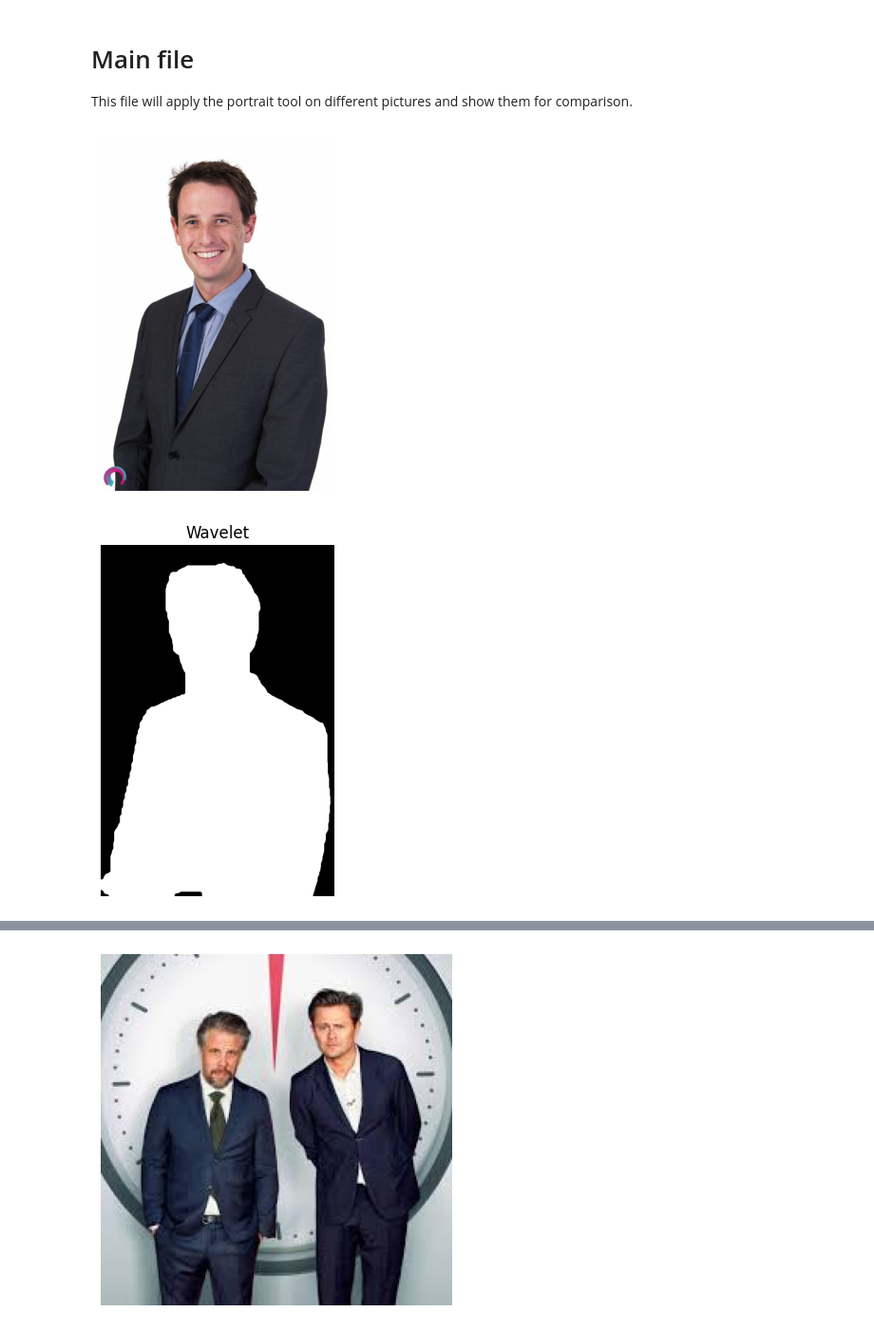
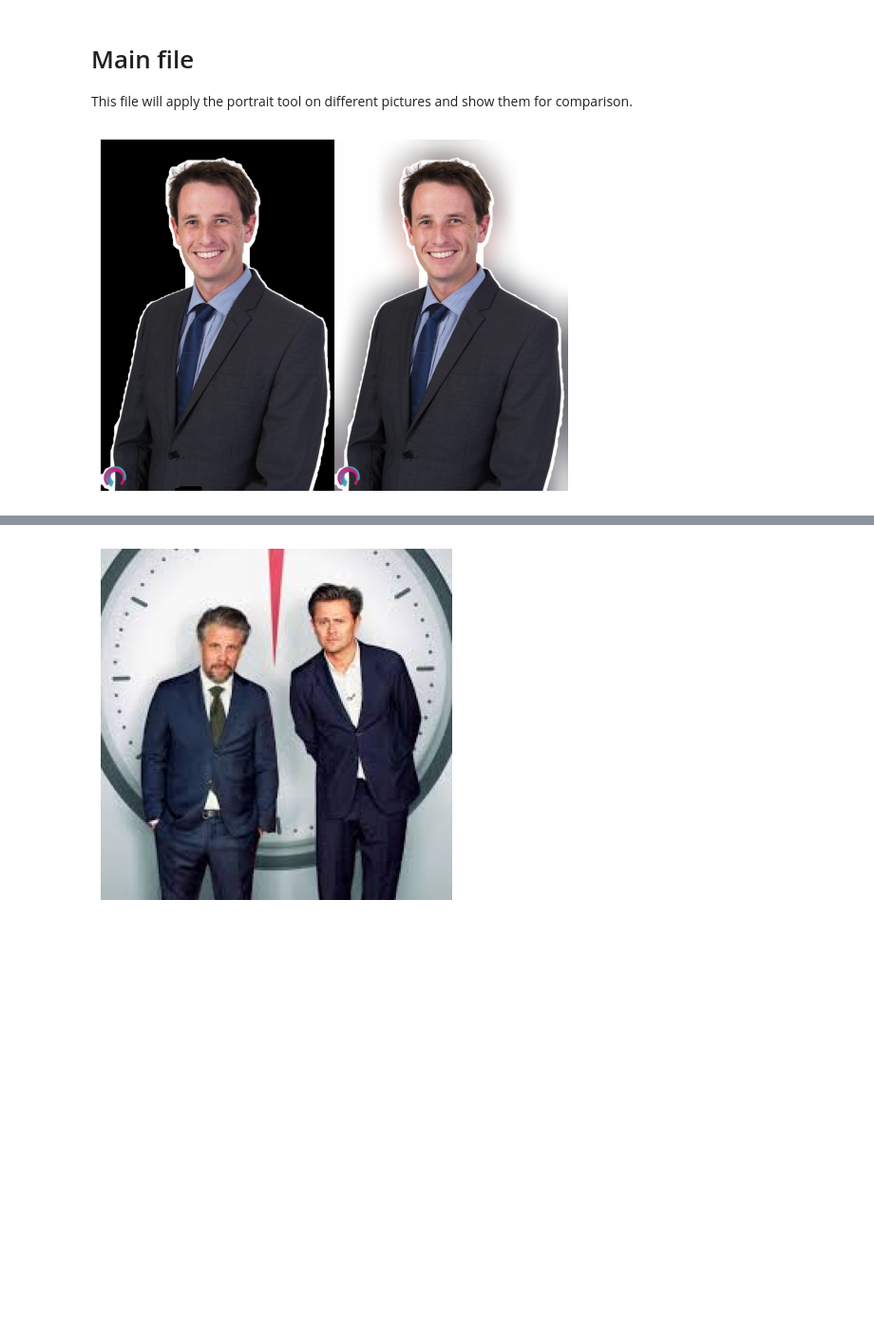
Before and after one commit to reimertzzz/Bildbehandling, a Jupyter notebook: main.ipynb, the cells around one changed output, grey strips where cells are left out. Shown at 95% size. Cells and saved outputs as stored; diff of their text form; code cells hidden in the pictures; blank space fills up the shorter version.

Commit message:
weights in wavelets. Stacked images in main

```diff
--- a/main.ipynb
+++ b/main.ipynb
@@ -126,7 +126,7 @@ def extract_object_wavelet(
     w_depth = 2,             # Depth of wavelet transform
     w_high = 230,            # Upper threshold for wavelet
     w_low = 17,              # Lower threshold for wavelet
-    w_use_horizontal=True,   # Leave in or out horizontal details
+    w_weights = (1, 1, 1),   # Weight to horizontal, vertical and diagonal details
     m_low_threshold = 20,    # Lower threshold for mask (mostly for Sobel)
     m_high_threshold = 255,  # Upper threshold for mask (mostly for Sobel)
     kernel = np.ones((8, 8), np.uint8),    # Kernel to close gaps
@@ -140,7 +140,7 @@ def extract_object_wavelet(
     img_gray_smooth = cv2.GaussianBlur(img_gray, (5, 5), s_gaussian)
 
     # Perform Wavelet edge detection
-    edges = dwt2_edge_detection(img_gray_smooth, w_type, w_depth, w_high, w_low, w_use_horizontal)
+    edges = dwt2_edge_detection(img_gray_smooth, w_type, w_depth, w_high, w_low, w_weights)
 
     # Perform edge enhancing
     edges_enhanced = edge_enhancer(edges)
@@ -174,7 +174,8 @@ IMG_NAMES = [
     'plain_background_portrait.jpg',
     'girl.jpeg',
     'oppenheimer_1.png',
-    'filipfredrik.jfif'
+    'filipfredrik.jfif',
+    'drive.jpg'
 ]
 images = [load_image(IMG_PATH + name) for name in IMG_NAMES]
 # %%
@@ -189,14 +190,11 @@ def compose_image(img, obj_mask, bg_mask):
 # %%
 # Do plain background guy
 plain = images[0]
-show_image(plain)
 
 # Process plain using wavelet
 plain_wavelet, bg_plain_wavelet = extract_object_wavelet(plain, s_gaussian=1, w_depth=2, w_high=254, w_low=1, kernel=(4, 4), padding_size=20)
-show_image(plain_wavelet, "Wavelet")
 
 plain_wavelet_restored = compose_image(plain, plain_wavelet, bg_plain_wavelet)
-show_image(plain_wavelet_restored)
+show_image(np.hstack((np.expand_dims(plain_wavelet, axis=-1) * plain, plain_wavelet_restored)))
 # %% [output]
-[figure, old version]
+[figure, new version]
-[figure, removed]
```
Also changed, not shown: parts of 5 cells of this notebook, 1 other file.
